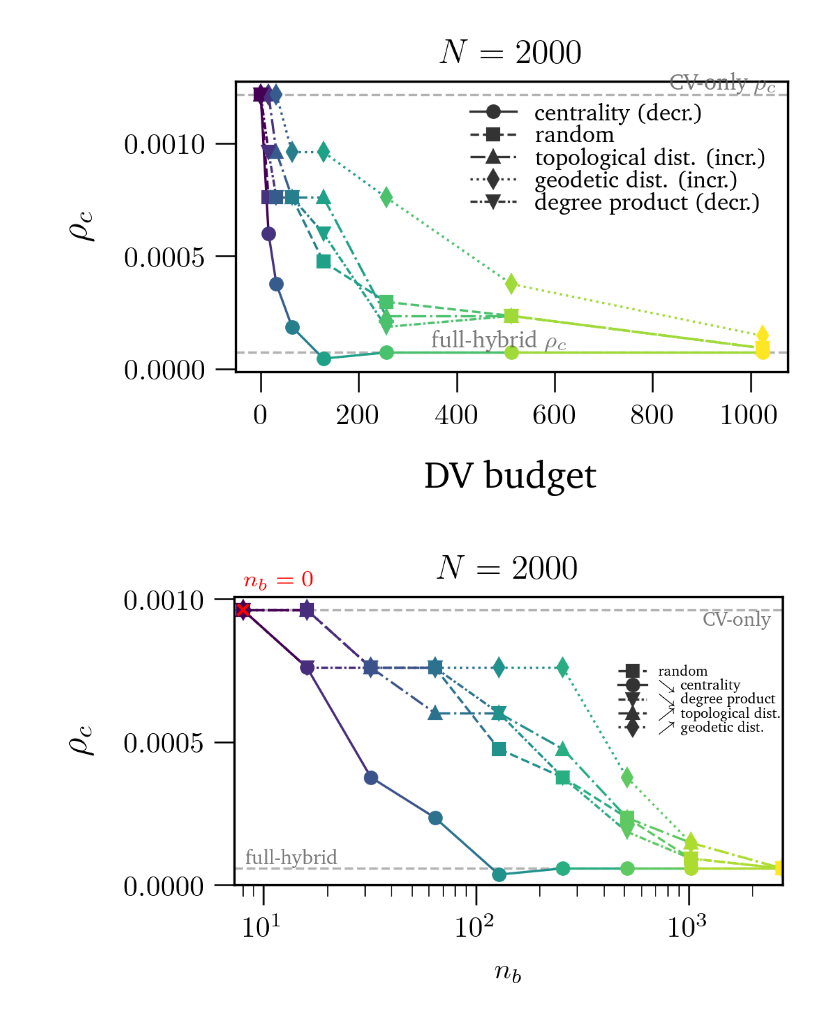
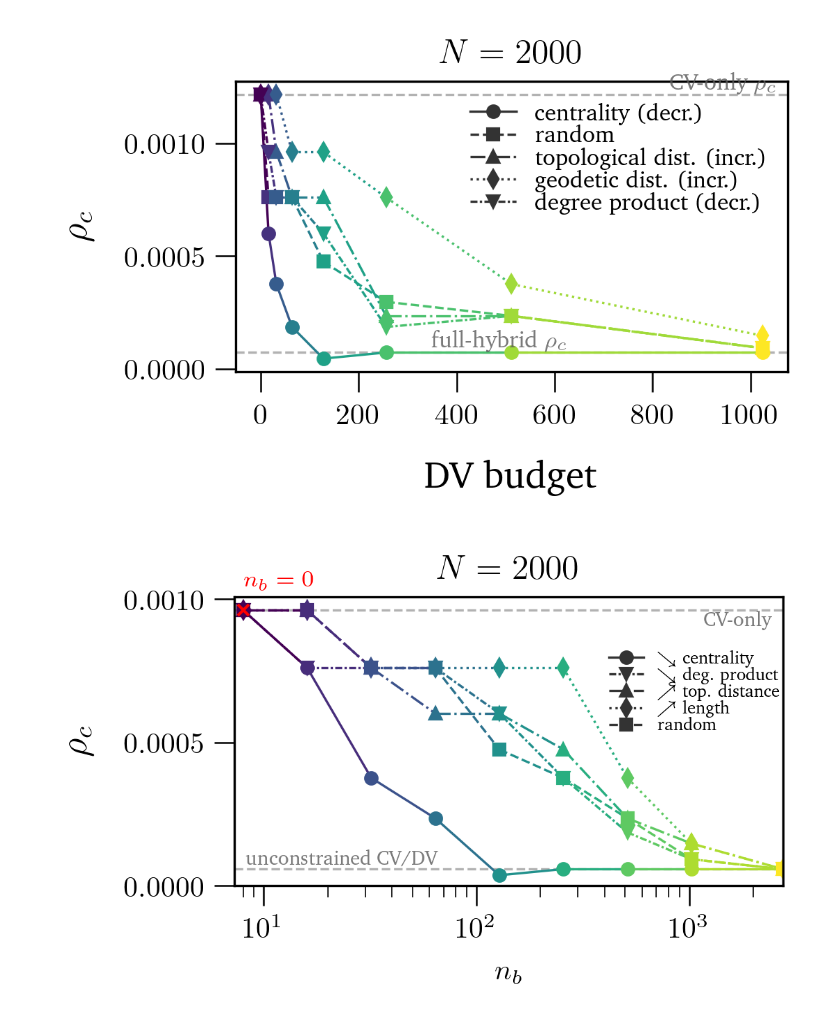
Before and after one commit to lucamar91/qkd_networks, a Jupyter notebook: plots.ipynb, the cells around one changed output. Drawn from its saved outputs; the diff is of its cells as text; code cells hidden in the pictures.

Commit message:
updated plots

```diff
--- a/plots.ipynb
+++ b/plots.ipynb
@@ -951,7 +951,7 @@ N = 2000
 budget_list = [0, 16, 32, 64, 128, 256, 512, 1024, np.inf]
 fake_0_budget = 8     # to include the 0 budget point in the log plot
 folder = f"budget_outputs/oldN{N}"
-rankings = ["random", "centrality", "degree", "topological_distance", "geodetic_distance"]
+rankings = ["centrality", "degree", "topological_distance", "geodetic_distance", "random"]
 criterion = "centrality"
 
 def budget_label(DV_budget):
@@ -982,7 +982,7 @@ ball_x = np.max(avg_dv_candidates)
 
 markers = {"random": "s", "centrality": "o", "topological_distance": "^", "geodetic_distance": "d", "degree": "v"}
 linestyles = {"random": "--", "centrality": "-", "topological_distance": "-.", "geodetic_distance": ":", "degree": (0, (3, 1, 1, 1))}
-legend_labels = {"random": "random", "centrality": r"$\searrow$ centrality", "topological_distance": r"$\nearrow$ topological dist. ", "geodetic_distance": r"$\nearrow$ geodetic dist. ", "degree": r" $\searrow$ degree product"}
+legend_labels = {"random": "random", "centrality": r"$\searrow$ centrality", "topological_distance": r"$\nearrow$ top. distance ", "geodetic_distance": r"$\nearrow$ length ", "degree": r" $\searrow$ deg. product"}
 
 crit_plot_data = {}
 for rankname in rankings:
@@ -1032,33 +1032,33 @@ for budget_value, rho_c in crit_plot_data["centrality"]:
         rho_cv_only = rho_c
     elif np.isinf(budget_value) and np.isfinite(rho_c):
         rho_full_hybrid = rho_c
 
 if rho_cv_only is not None:
     ax.axhline(rho_cv_only, color="0.4", linestyle="--", alpha=0.5, zorder=0)
     ax.text(0.98, rho_cv_only, "CV-only", transform=ax.get_yaxis_transform(), ha="right", va="top", color="0.35", alpha=0.8, fontsize=7)
 
 if rho_full_hybrid is not None:
     ax.axhline(rho_full_hybrid, color="0.4", linestyle="--", alpha=0.5, zorder=0)
-    ax.text(0.02, rho_full_hybrid, "full-hybrid", transform=ax.get_yaxis_transform(), ha="left", va="bottom", color="0.35", alpha=0.8, fontsize=7)
+    ax.text(0.02, rho_full_hybrid, "unconstrained CV/DV", transform=ax.get_yaxis_transform(), ha="left", va="bottom", color="0.35", alpha=0.8, fontsize=7)
 
 ax.set_xlabel("$n_b$", fontsize=plt.rcParams['axes.labelsize'] -3, labelpad=5)
 ax.set_ylabel(r"$\rho_c$")
 ax.set_xlim(fake_0_budget/1.1,ball_x)
 ax.set_ylim(bottom=0)
-ax.legend(handles=legend_handles, framealpha=0, labelspacing=0.0, loc=(0.69, 0.5), fontsize=5)
+ax.legend(handles=legend_handles, framealpha=0, labelspacing=0.0, loc=(0.67, 0.5), fontsize=6)
 ax.set_xscale("log")
 # ax.set_xticks(plot_budgets)
 # ax.set_xticklabels(["0"] + [f"{int(b)}" for b in finite_budgets[1:]] + [f"{int(ball_x)}"])
 plt.plot(fake_0_budget, rho_cv_only, 'x', color='red')
 plt.text(fake_0_budget, rho_cv_only*1.15, r"$n_b=0$", ha='left', va='top', color='red', fontsize=8)
 
 plt.title(f"$N={N}$")
 plt.grid()
 
 os.makedirs("plots", exist_ok=True)
 bbox_app2 = Bbox([[-0.38,-.3], [width-.2,height]])
 # plt.savefig(f"plots/critical_density_max_chi2_vs_budget_N{N}.png", bbox_inches=bbox_app2)
 plt.savefig(f"plots/critical_density_max_chi2_vs_budget_N{N}.pdf", format="pdf", bbox_inches=bbox_app2)
 plt.show()
 # %% [output]
-[figure, old version]
+[figure, new version]
```
Also changed, not shown: 1 other file.
